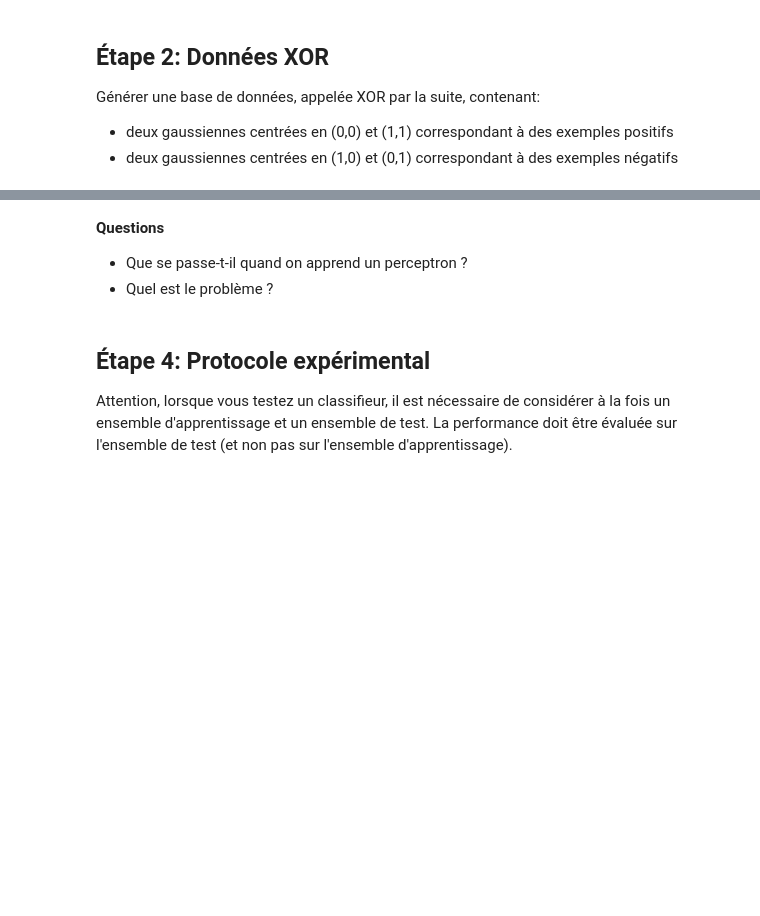
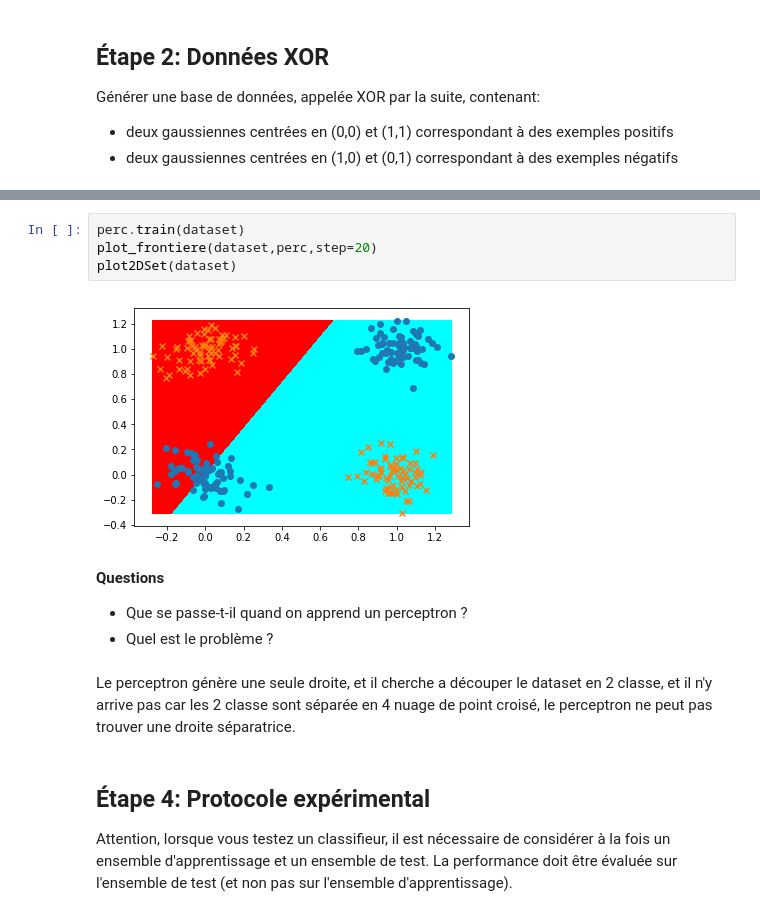
Before and after one commit to Hakimba/DataScience, a Jupyter notebook: IADS-TP3-perceptron.ipynb, the cells around one changed output, grey strips where cells are left out. Drawn from its saved outputs; the diff is of its cells as text; blank space fills up the shorter version.

```diff
--- a/IADS-TP3-perceptron.ipynb
+++ b/IADS-TP3-perceptron.ipynb
@@ -206,7 +242,15 @@ Générer une base de données, appelée XOR par la suite, contenant:
+# %%
+perc.train(dataset)
+plot_frontiere(dataset,perc,step=20)
+plot2DSet(dataset)
+# %% [output]
+[figure, added]
 # %% [markdown]
 **Questions**
 - Que se passe-t-il quand on apprend un perceptron ?
 - Quel est le problème ?
+# %% [markdown]
+Le perceptron génère une seule droite, et il cherche a découper le dataset en 2 classe, et il n'y arrive pas car les 2 classe sont séparée en 4 nuage de point croisé, le perceptron ne peut pas trouver une droite séparatrice.
 # %% [markdown]
 ## Étape 4: Protocole expérimental
 
```
Also changed, not shown: parts of 6 cells of this notebook, 1 other file.
